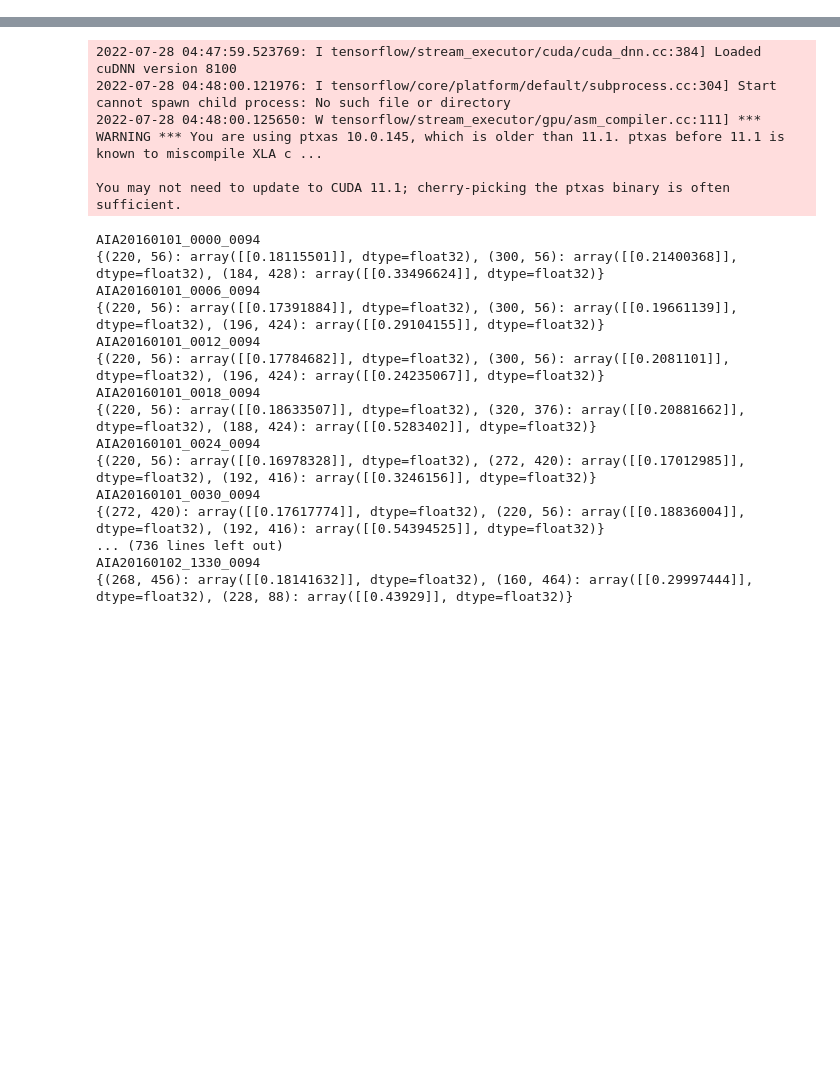
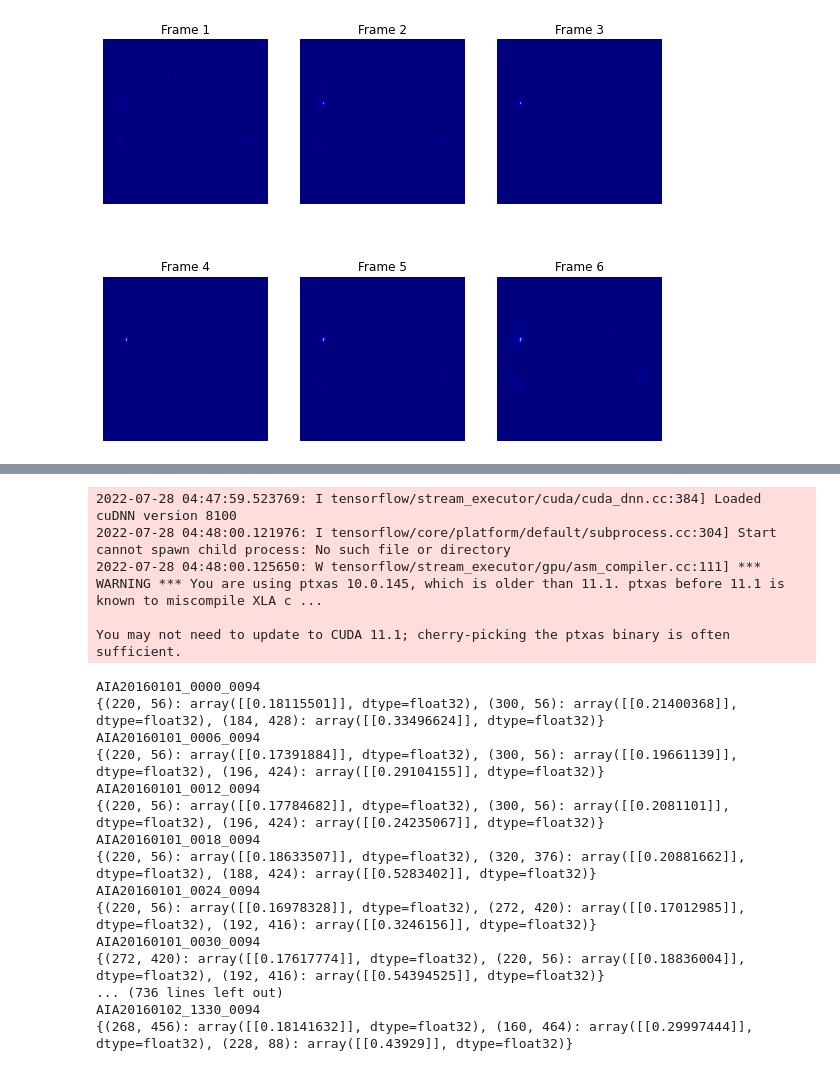
Before and after one commit to nikitagalayda/flare_lstm, a Jupyter notebook: FlareTrack.ipynb, the cells around one changed output, grey strips where cells are left out. Drawn from its saved outputs; the diff is of its cells as text; code cells hidden in the pictures; blank space fills up the shorter version.

```diff
--- a/FlareTrack.ipynb
+++ b/FlareTrack.ipynb
@@ -199,0 +338,26 @@ ValueError: cannot reshape array of size 2048 into shape (6,2048)
+# %%
+lstm_data = [
+    '../data/2011/03/23/AIA20110323_0206_0094.npz',
+    '../data/2011/03/23/AIA20110323_0212_0094.npz',
+    '../data/2011/03/23/AIA20110323_0218_0094.npz',
+    '../data/2011/03/23/AIA20110323_0224_0094.npz',
+    '../data/2011/03/23/AIA20110323_0230_0094.npz',
+    '../data/2011/03/23/AIA20110323_0236_0094.npz',
+]
+lstm_data = [np.load(x)['x'] for x in lstm_data]
+lstm_data = np.array(lstm_data)
+# %%
+# Construct a figure on which we will visualize the images.
+fig, axes = plt.subplots(2, 3, figsize=(10, 8))
+
+# Plot each of the sequential images for one random data example.
+# data_choice = np.random.choice(range(len(x_train)), size=1)[0]
+for idx, ax in enumerate(axes.flat):
+    ax.imshow(lstm_data[idx], cmap='jet')
+    ax.set_title(f"Frame {idx + 1}")
+    ax.axis("off")
+
+# Print information and display the figure.
+plt.show()
+# %% [output]
+[figure, added]
```
Also changed, not shown: parts of 23 cells of this notebook, 7 other files.
